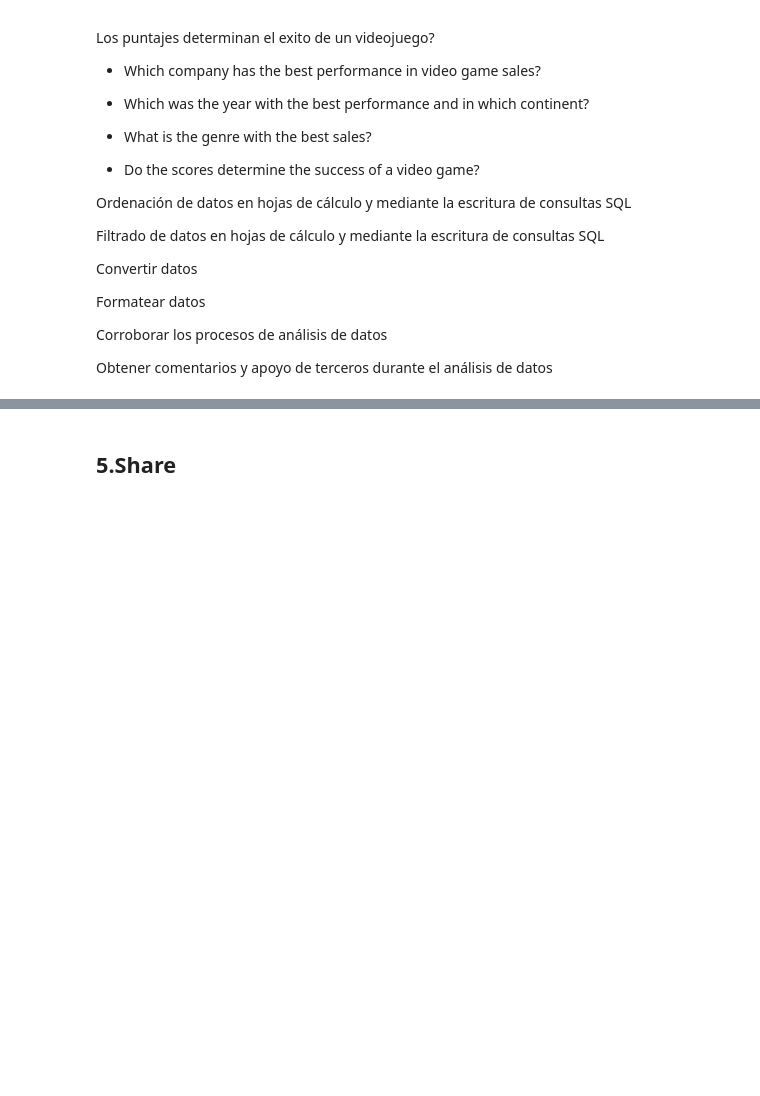
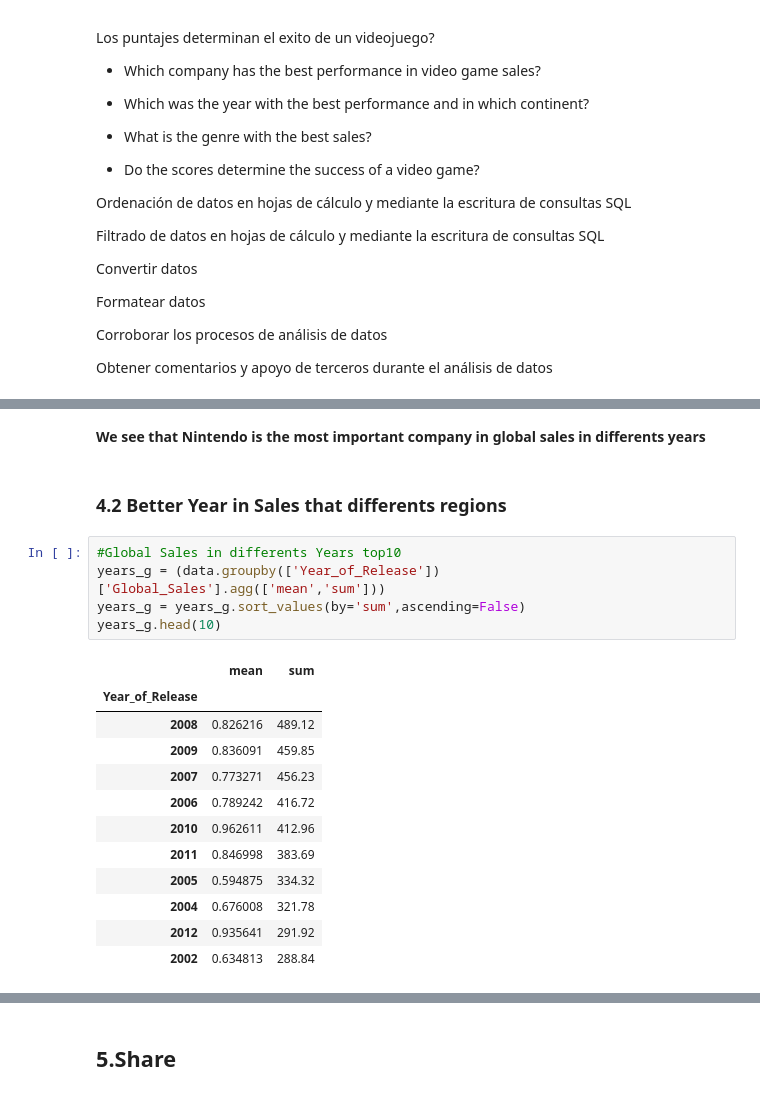
Before and after one commit to JorgeHdzRiv/Global-Videogames-Sales-Rating, a Jupyter notebook: GlobalSales.ipynb, the cells around one changed output, grey strips where cells are left out. Drawn from its saved outputs; the diff is of its cells as text; blank space fills up the shorter version.

```diff
--- a/GlobalSales.ipynb
+++ b/GlobalSales.ipynb
@@ -358,0 +418,22 @@ Obtener comentarios y apoyo de terceros durante el análisis de datos
+# %% [markdown]
+**We see that Nintendo is the most important company in global sales in differents years**
+# %% [markdown]
+### 4.2 Better Year in Sales that differents regions
+# %%
+#Global Sales in differents Years top10
+years_g = (data.groupby(['Year_of_Release'])['Global_Sales'].agg(['mean','sum']))
+years_g = years_g.sort_values(by='sum',ascending=False)
+years_g.head(10)
+# %% [output]
+|  | mean | sum |
+| Year_of_Release |  |  |
+| 2008 | 0.826216 | 489.12 |
+| 2009 | 0.836091 | 459.85 |
+| 2007 | 0.773271 | 456.23 |
+| 2006 | 0.789242 | 416.72 |
+| 2010 | 0.962611 | 412.96 |
+| 2011 | 0.846998 | 383.69 |
+| 2005 | 0.594875 | 334.32 |
+| 2004 | 0.676008 | 321.78 |
+| 2012 | 0.935641 | 291.92 |
+| 2002 | 0.634813 | 288.84 |
```
Also changed, not shown: parts of 21 cells of this notebook.
